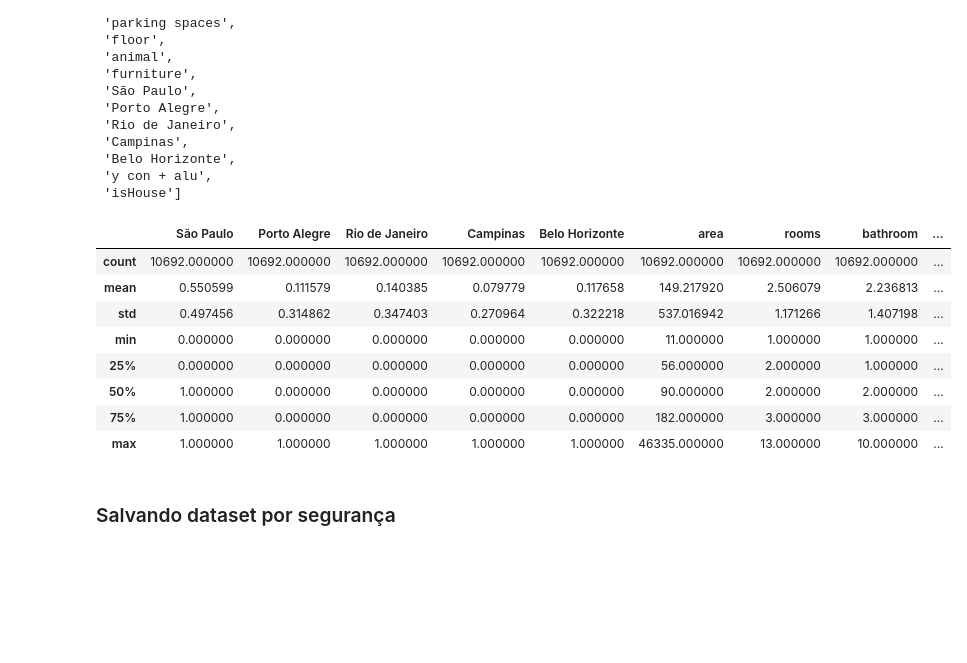
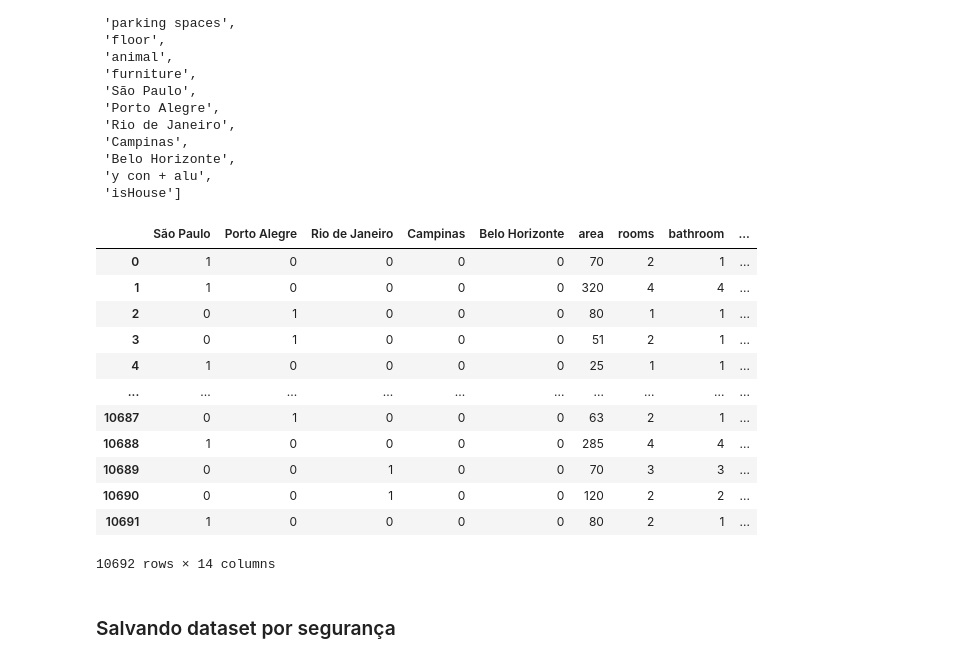
Before and after one commit to JordaoMemoria/topicosTrabalhoFinal, a Jupyter notebook: finalJob.ipynb, the cells around one changed output. Saved outputs shown, nothing was run; the diff lists cells and outputs as text; code cells hidden in the pictures; blank space fills up the shorter version.

```diff
--- a/finalJob.ipynb
+++ b/finalJob.ipynb
@@ -139,19 +139,23 @@ cols
 # %%
 cols = ['São Paulo', 'Porto Alegre', 'Rio de Janeiro', 'Campinas', 'Belo Horizonte',
      'area', 'rooms', 'bathroom', 'parking spaces', 'floor', 'isHouse', 'animal', 'furniture',
  'y con + alu']
 df = df[cols]
-df.describe()
+df
 # %% [output]
 |  | São Paulo | Porto Alegre | Rio de Janeiro | Campinas | Belo Horizonte | area | rooms | bathroom | ... |
-| count | 10692.000000 | 10692.000000 | 10692.000000 | 10692.000000 | 10692.000000 | 10692.000000 | 10692.000000 | 10692.000000 | ... |
-| mean | 0.550599 | 0.111579 | 0.140385 | 0.079779 | 0.117658 | 149.217920 | 2.506079 | 2.236813 | ... |
-| std | 0.497456 | 0.314862 | 0.347403 | 0.270964 | 0.322218 | 537.016942 | 1.171266 | 1.407198 | ... |
-| min | 0.000000 | 0.000000 | 0.000000 | 0.000000 | 0.000000 | 11.000000 | 1.000000 | 1.000000 | ... |
-| 25% | 0.000000 | 0.000000 | 0.000000 | 0.000000 | 0.000000 | 56.000000 | 2.000000 | 1.000000 | ... |
-| 50% | 1.000000 | 0.000000 | 0.000000 | 0.000000 | 0.000000 | 90.000000 | 2.000000 | 2.000000 | ... |
-| 75% | 1.000000 | 0.000000 | 0.000000 | 0.000000 | 0.000000 | 182.000000 | 3.000000 | 3.000000 | ... |
-| max | 1.000000 | 1.000000 | 1.000000 | 1.000000 | 1.000000 | 46335.000000 | 13.000000 | 10.000000 | ... |
+| 0 | 1 | 0 | 0 | 0 | 0 | 70 | 2 | 1 | ... |
+| 1 | 1 | 0 | 0 | 0 | 0 | 320 | 4 | 4 | ... |
+| 2 | 0 | 1 | 0 | 0 | 0 | 80 | 1 | 1 | ... |
+| 3 | 0 | 1 | 0 | 0 | 0 | 51 | 2 | 1 | ... |
+| 4 | 1 | 0 | 0 | 0 | 0 | 25 | 1 | 1 | ... |
+| ... | ... | ... | ... | ... | ... | ... | ... | ... | ... |
+| 10687 | 0 | 1 | 0 | 0 | 0 | 63 | 2 | 1 | ... |
+| 10688 | 1 | 0 | 0 | 0 | 0 | 285 | 4 | 4 | ... |
+| 10689 | 0 | 0 | 1 | 0 | 0 | 70 | 3 | 3 | ... |
+| 10690 | 0 | 0 | 1 | 0 | 0 | 120 | 2 | 2 | ... |
+| 10691 | 1 | 0 | 0 | 0 | 0 | 80 | 2 | 1 | ... |
+10692 rows × 14 columns
 # %% [markdown]
 ### Salvando dataset por segurança
 # %%
```
Also changed, not shown: parts of 4 cells of this notebook, 2 other files.
